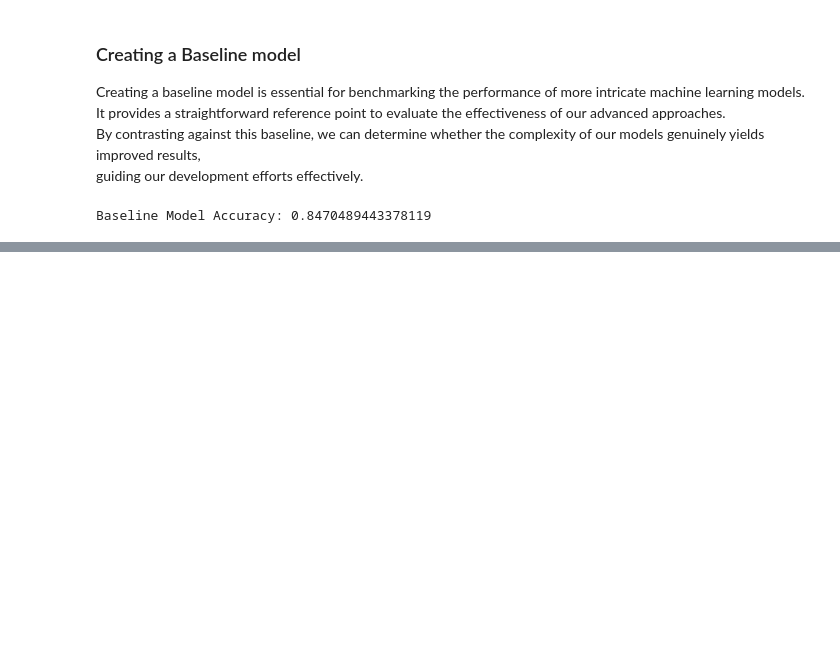
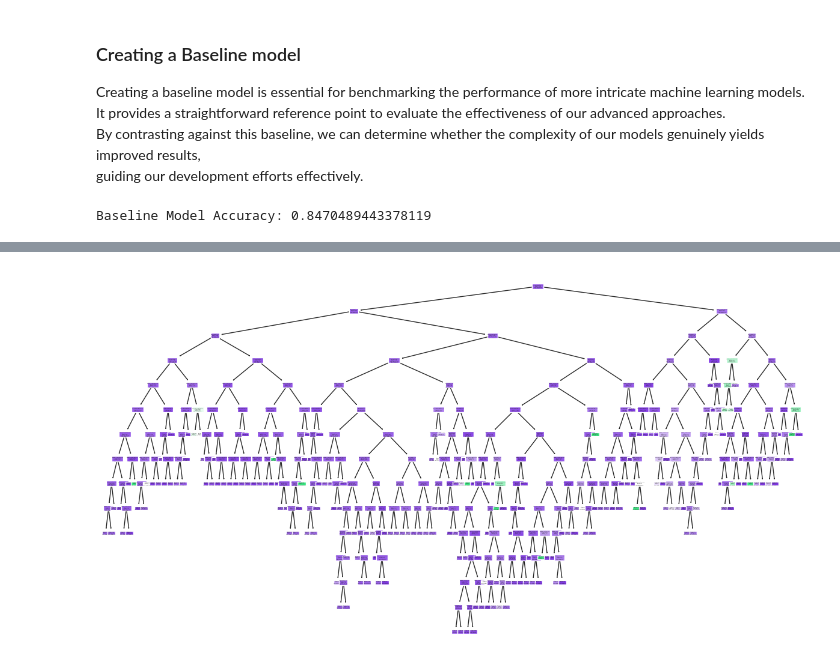
Before and after one commit to MrKipkorir/phasecollaboration, a Jupyter notebook: index.ipynb, the cells around one changed output, grey strips where cells are left out. Drawn from its saved outputs; the diff is of its cells as text; code cells hidden in the pictures; blank space fills up the shorter version.

Commit message:
Added Decision Tree

```diff
--- a/index.ipynb
+++ b/index.ipynb
@@ -639,3 +621,25 @@ base_accuracy = baselinemodel(X, y)
 print(f"Baseline Model Accuracy: {base_accuracy}")
 # %% [output]
 Baseline Model Accuracy: 0.8470489443378119
+# %%
+# Decision tree model
+from sklearn.tree import DecisionTreeClassifier
+from sklearn import tree
+from sklearn.metrics import accuracy_score, roc_curve, auc
+target = "Accident_severity"
+X = encoded_df[['Day_of_week', 'Vehicle_driver_relation', 'Number_of_casualties', 'Weather_conditions']]
+y = encoded_df[target]
+
+X_train, X_test, y_train, y_test = train_test_split(
+    X, y, test_size=0.2, random_state=42)
+
+# Train a DT classifier
+classifier = DecisionTreeClassifier(criterion='entropy')
+classifier.fit(X_train, y_train)
+
+# Make predictions for test data
+y_pred = classifier.predict(X_test)
+
+# Calculate accuracy
+acc = accuracy_score(y_test,y_pred) * 100
+print('Accuracy is :{0}'.format(acc))
@@ -641,0 +671,12 @@ Baseline Model Accuracy: 0.8470489443378119
+# %%
+import matplotlib.pyplot as plt
+from sklearn.tree import plot_tree
+
+class_names = df["Accident_severity"].unique().tolist()
+feature_names = X.columns.tolist()  # Convert DataFrame index to a list
+
+plt.figure(figsize=(15, 8))
+plot_tree(classifier, filled=True, feature_names=feature_names, class_names=class_names)
+plt.show()
+# %% [output]
+[figure, added]
```
Also changed, not shown: parts of 8 cells of this notebook.
